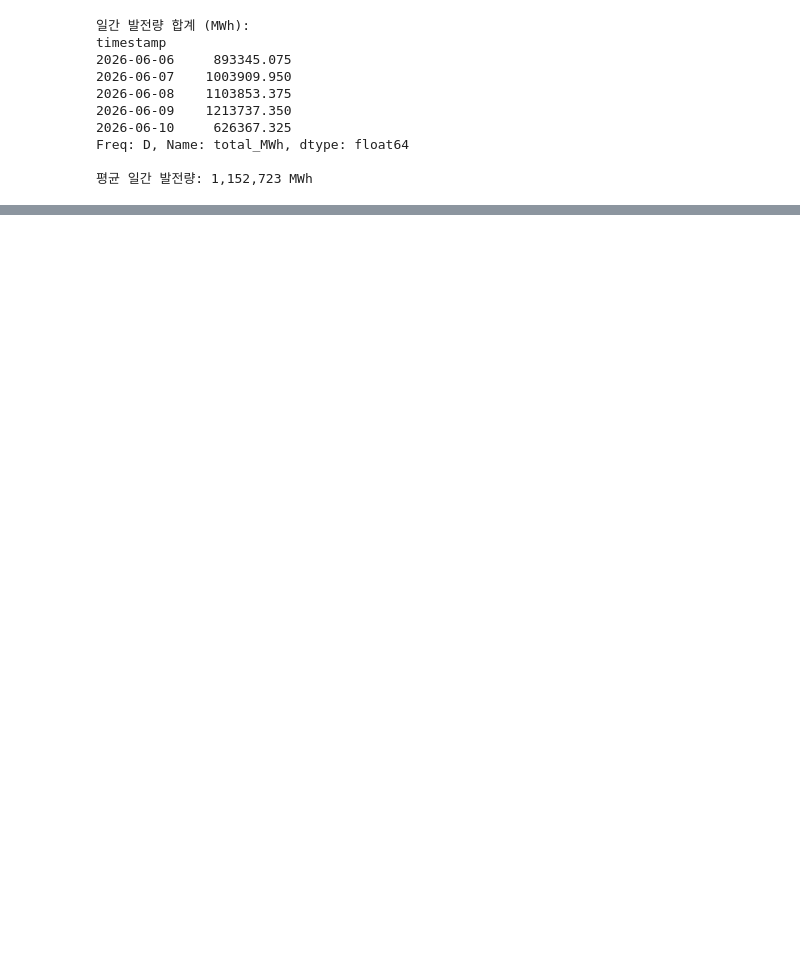
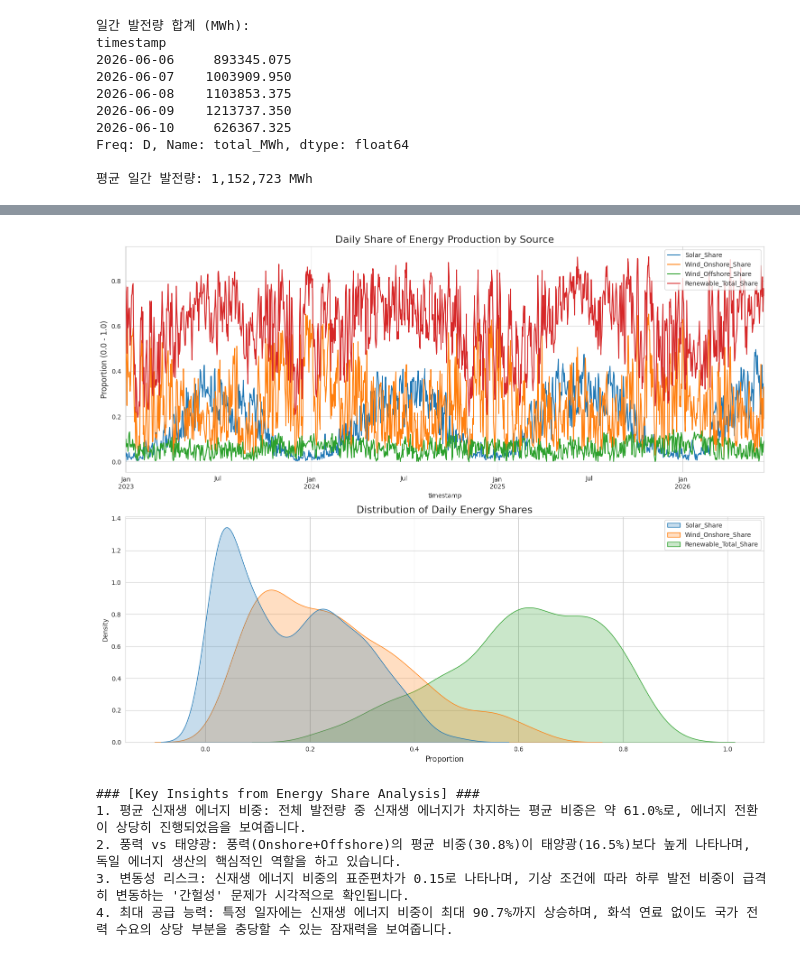
Before and after one commit to Giraffe-Shin/trading, a Jupyter notebook: Basic/Basic_analysis.ipynb, the cells around one changed output, grey strips where cells are left out. Saved outputs shown, nothing was run; the diff lists cells and outputs as text; code cells hidden in the pictures; blank space fills up the shorter version.

```diff
--- a/Basic/Basic_analysis.ipynb
+++ b/Basic/Basic_analysis.ipynb
@@ -188,0 +318,48 @@ Freq: D, Name: total_MWh, dtype: float64
+# %%
+import matplotlib.pyplot as plt
+import seaborn as sns
+
+# Set visualization style
+sns.set_style("whitegrid")
+fig, axes = plt.subplots(2, 1, figsize=(15, 12))
+
+# 1. Trend of Energy Shares over Time
+df_daily[['Solar_Share', 'Wind_Onshore_Share', 'Wind_Offshore_Share', 'Renewable_Total_Share']].plot(ax=axes[0], linewidth=1.5)
+axes[0].set_title('Daily Share of Energy Production by Source', fontsize=16)
+axes[0].set_ylabel('Proportion (0.0 - 1.0)', fontsize=12)
+axes[0].legend(loc='upper right')
+
+# 2. Distribution of Renewable Shares
+sns.kdeplot(data=df_daily[['Solar_Share', 'Wind_Onshore_Share', 'Renewable_Total_Share']], fill=True, ax=axes[1])
+axes[1].set_title('Distribution of Daily Energy Shares', fontsize=16)
+axes[1].set_xlabel('Proportion', fontsize=12)
+
+plt.tight_layout()
+plt.show()
+
+# --- Insight Extraction ---
+print("### [Key Insights from Energy Share Analysis] ###")
+
+# 1. Renewable Dominance
+avg_renewable = df_daily['Renewable_Total_Share'].mean() * 100
+print(f"1. 평균 신재생 에너지 비중: 전체 발전량 중 신재생 에너지가 차지하는 평균 비중은 약 {avg_renewable:.1f}%로, 에너지 전환이 상당히 진행되었음을 보여줍니다.")
+
+# 2. Wind vs Solar
+wind_total_avg = (df_daily['Wind_Onshore_Share'].mean() + df_daily['Wind_Offshore_Share'].mean()) * 100
+solar_avg = df_daily['Solar_Share'].mean() * 100
+print(f"2. 풍력 vs 태양광: 풍력(Onshore+Offshore)의 평균 비중({wind_total_avg:.1f}%)이 태양광({solar_avg:.1f}%)보다 높게 나타나며, 독일 에너지 생산의 핵심적인 역할을 하고 있습니다.")
+
+# 3. Variability & Volatility
+renewable_std = df_daily['Renewable_Total_Share'].std()
+print(f"3. 변동성 리스크: 신재생 에너지 비중의 표준편차가 {renewable_std:.2f}로 나타나며, 기상 조건에 따라 하루 발전 비중이 급격히 변동하는 '간헐성' 문제가 시각적으로 확인됩니다.")
+
+# 4. Seasonal/Daily Peaks
+max_renewable = df_daily['Renewable_Total_Share'].max() * 100
+print(f"4. 최대 공급 능력: 특정 일자에는 신재생 에너지 비중이 최대 {max_renewable:.1f}%까지 상승하며, 화석 연료 없이도 국가 전력 수요의 상당 부분을 충당할 수 있는 잠재력을 보여줍니다.")
+# %% [output]
+[figure, added]
+### [Key Insights from Energy Share Analysis] ###
+1. 평균 신재생 에너지 비중: 전체 발전량 중 신재생 에너지가 차지하는 평균 비중은 약 61.0%로, 에너지 전환이 상당히 진행되었음을 보여줍니다.
+2. 풍력 vs 태양광: 풍력(Onshore+Offshore)의 평균 비중(30.8%)이 태양광(16.5%)보다 높게 나타나며, 독일 에너지 생산의 핵심적인 역할을 하고 있습니다.
+3. 변동성 리스크: 신재생 에너지 비중의 표준편차가 0.15로 나타나며, 기상 조건에 따라 하루 발전 비중이 급격히 변동하는 '간헐성' 문제가 시각적으로 확인됩니다.
+4. 최대 공급 능력: 특정 일자에는 신재생 에너지 비중이 최대 90.7%까지 상승하며, 화석 연료 없이도 국가 전력 수요의 상당 부분을 충당할 수 있는 잠재력을 보여줍니다.
```
Also changed, not shown: parts of 3 cells of this notebook.
